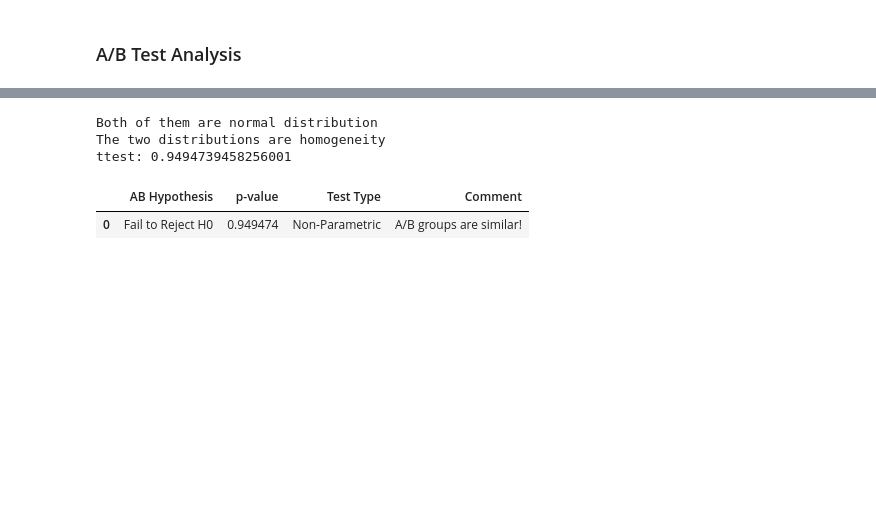
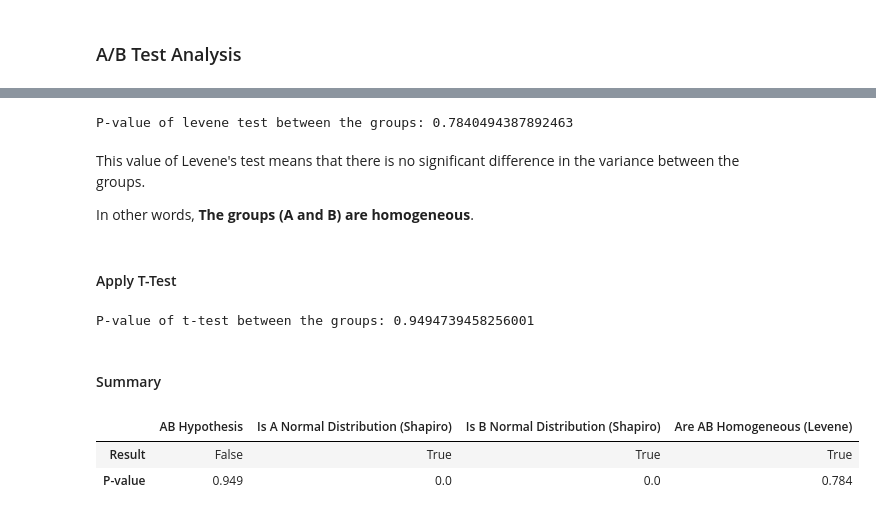
Before and after one commit to hayuntal/CookieCats_AB_Testing, a Jupyter notebook: src/main.ipynb, the cells around one changed output, grey strips where cells are left out. Cells and saved outputs as stored; diff of their text form; code cells hidden in the pictures; blank space fills up the shorter version.

```diff
--- a/src/main.ipynb
+++ b/src/main.ipynb
@@ -430,43 +470,35 @@ data.head(3)
+# %%
+leveneTest = stats.levene(A_gamerounds, B_gamerounds)[1]  # Check homogeneity between the groups
+print(f'P-value of levene test between the groups: {leveneTest}')
+# %% [output]
+P-value of levene test between the groups: 0.7840494387892463
+# %% [markdown]
+This value of Levene's test means that there is no significant difference in the variance between the groups.
+
+In other words, **The groups (A and B) are homogeneous**.
+# %% [markdown]
+#### Apply T-Test
 # %%
-# Select sum_gamerounds by version (A - control, B - test)
-A_gamerounds = data[data['version'] == "control_group"]['sum_gamerounds']
-B_gamerounds = data[data['version'] == "test_group"]['sum_gamerounds']
-
-# Applying the Shapiro-Will test for normality on the dataset A_gamerounds
-p_normal_a = shapiro(A_gamerounds)[1]
-p_normal_b = shapiro(A_gamerounds)[1]
-
-if (p_normal_a < 0.05) and (p_normal_b < 0.05): # Both of them normalize
-    print(f'Both of them are normal distribution')
-    leveneTest = stats.levene(A_gamerounds, B_gamerounds)[1] < 0.05 # Check homogeneity between the groups
-
-    if not leveneTest: # The groups are homogeneity
-        print(f'The two distributions are homogeneity')
-        ttest = stats.ttest_ind(A_gamerounds, B_gamerounds, equal_var=True)[1]
-    else: # The groups are not homogeneity (heterogeneity)
-        print(f'The two distributions are heterogeneity')
-        ttest = stats.ttest_ind(A_gamerounds, B_gamerounds, equal_var=False)[1]
-
-else: # One or both of them is not normal distribution
-    print(f'At least one of the distributions are not normalize')
-    ttest = stats.mannwhitneyu(A_gamerounds, B_gamerounds)
-
-print(f'ttest: {ttest}')
+ttest = stats.ttest_ind(A_gamerounds, B_gamerounds, equal_var=True)[1]
+print(f'P-value of t-test between the groups: {ttest}')
 # %% [output]
-Both of them are normal distribution
-The two distributions are homogeneity
-ttest: 0.9494739458256001
+P-value of t-test between the groups: 0.9494739458256001
+# %% [markdown]
+#### Summary
 # %%
-temp = pd.DataFrame({
-    "AB Hypothesis":[ttest < 0.05],
-    "p-value":[ttest]
+# Create summary dataframe
+result = pd.DataFrame({
+    "AB Hypothesis":[ttest < 0.05, round(ttest, 3)],
+    "Is A Normal Distribution (Shapiro)" : [True if p_normal_a < 0.05 else False, round(p_normal_a, 3)] ,
+    "Is B Normal Distribution (Shapiro)"  : [True if p_normal_b < 0.05 else False, round(p_normal_b, 3)] ,
+    "Are AB Homogeneous (Levene)" : [True if leveneTest > 0.05 else False, round(leveneTest, 3)]
 })
-temp["Test Type"] = np.where((p_normal_a == False) & (p_normal_b == False), "Parametric", "Non-Parametric")
-temp["AB Hypothesis"] = np.where(temp["AB Hypothesis"] == False, "Fail to Reject H0", "Reject H0")
-temp["Comment"] = np.where(temp["AB Hypothesis"] == "Fail to Reject H0", "A/B groups are similar!", "A/B groups are not similar!")
 
-temp
+# Rename index values
+result.rename(index={0: 'Result', 1:'P-value'}, inplace = True)
+result
 # %% [output]
-|  | AB Hypothesis | p-value | Test Type | Comment |
-| 0 | Fail to Reject H0 | 0.949474 | Non-Parametric | A/B groups are similar! |
+|  | AB Hypothesis | Is A Normal Distribution (Shapiro) | Is B Normal Distribution (Shapiro) | Are AB Homogeneous (Levene) |
+| Result | False | True | True | True |
+| P-value | 0.949 | 0.0 | 0.0 | 0.784 |
 # %%
```
Also changed, not shown: parts of 47 cells of this notebook.
